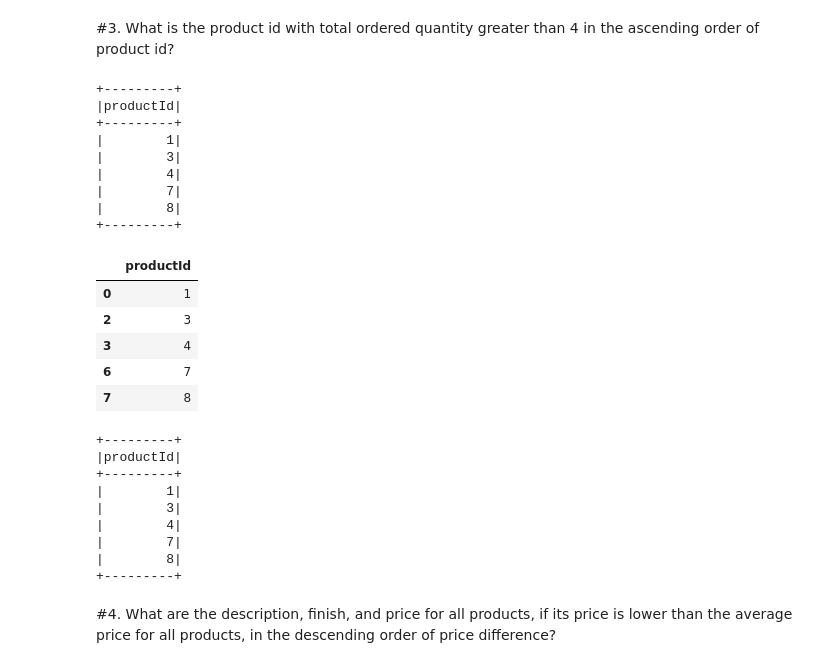
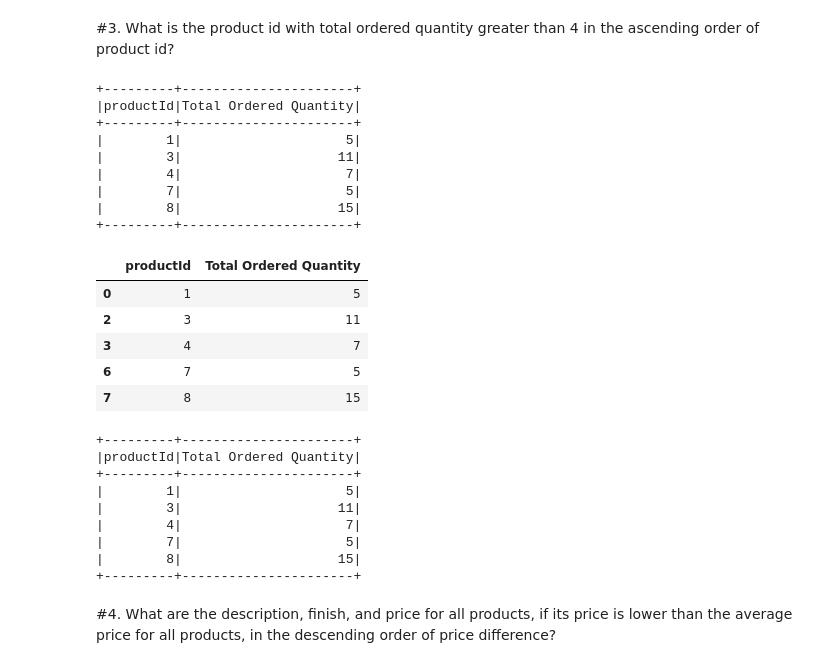
Before and after one commit to Ch256981/IMLP347, a Jupyter notebook: HW1_Ko_I_Hung.ipynb, the cells around one changed output. Cells and saved outputs as stored; diff of their text form; code cells hidden in the pictures.

```diff
--- a/HW1_Ko_I_Hung.ipynb
+++ b/HW1_Ko_I_Hung.ipynb
@@ -130,44 +127,54 @@ sp_order.select(month('orderDate').alias('Month'))\
 #3. What is the product id with total ordered quantity greater than 4 in the ascending order of product id?
 # %%
 # 703
-spark.sql('''SELECT l.productId
-      FROM Orderline l
-      GROUP BY l.productId
-      HAVING SUM(orderedQuantity) > 4
-      ORDER BY l.productId ASC''').show()
+spark.sql('''SELECT *
+       FROM (
+         SELECT l.productId, SUM(l.orderedQuantity) AS `Total Ordered Quantity`
+         FROM Orderline l
+         GROUP BY l.productId ) t
+       WHERE `Total Ordered Quantity` > 4
+       ORDER BY t.productId ASC''').show()
 # %% [output]
-+---------+
-|productId|
-+---------+
-|        1|
-|        3|
-|        4|
-|        7|
-|        8|
-+---------+
++---------+----------------------+
+|productId|Total Ordered Quantity|
++---------+----------------------+
+|        1|                     5|
+|        3|                    11|
+|        4|                     7|
+|        7|                     5|
+|        8|                    15|
++---------+----------------------+
 # %%
 # 704
-pd_orderline.groupby('productId').sum().reset_index().query('orderedQuantity > 4').sort_values('productId')[['productId']]
+pd_orderline.groupby('productId')['orderedQuantity'].sum().reset_index()\
+      .query('orderedQuantity > 4').sort_values('productId')\
+      .rename(columns={'orderedQuantity': 'Total Ordered Quantity'})
 # %% [output]
-|  | productId |
-| 0 | 1 |
-| 2 | 3 |
-| 3 | 4 |
-| 6 | 7 |
-| 7 | 8 |
+|  | productId | Total Ordered Quantity |
+| 0 | 1 | 5 |
+| 2 | 3 | 11 |
+| 3 | 4 | 7 |
+| 6 | 7 | 5 |
+| 7 | 8 | 15 |
 # %%
 # 758J
-sp_orderline.groupBy('productId').sum('orderedQuantity').filter('sum(orderedQuantity) > 4').select('productId').orderBy('productId').show()
+# https://spark.apache.org/docs/latest/api/python/reference/pyspark.sql/api/pyspark.sql.functions.sum.html
+from pyspark.sql.functions import sum
+sp_orderline.groupBy('productId')\
+      .agg(sum('orderedQuantity')\
+        .alias('Total Ordered Quantity'))\
+      .filter('sum(orderedQuantity) > 4')\
+      .orderBy('productId').show()
 # %% [output]
-+---------+
-|productId|
-+---------+
-|        1|
-|        3|
-|        4|
-|        7|
-|        8|
-+---------+
++---------+----------------------+
+|productId|Total Ordered Quantity|
++---------+----------------------+
+|        1|                     5|
+|        3|                    11|
+|        4|                     7|
+|        7|                     5|
+|        8|                    15|
++---------+----------------------+
 # %% [markdown]
 #4. What are the description, finish, and price for all products, if its price is lower than the average price for all products, in the descending order of price difference?
 # %%
```
Also changed, not shown: parts of 13 cells of this notebook.
